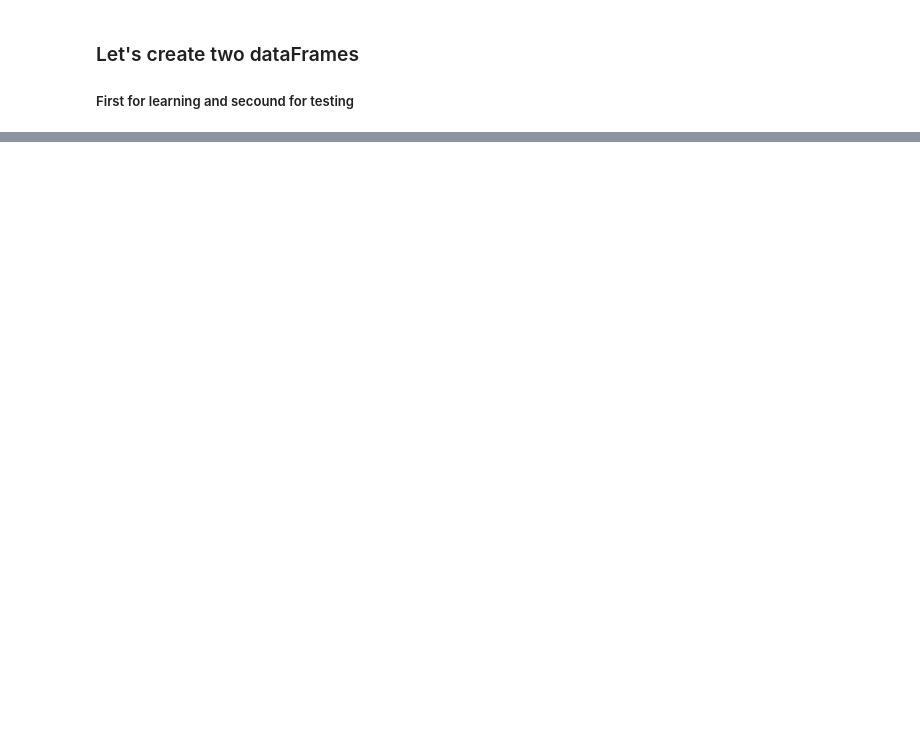
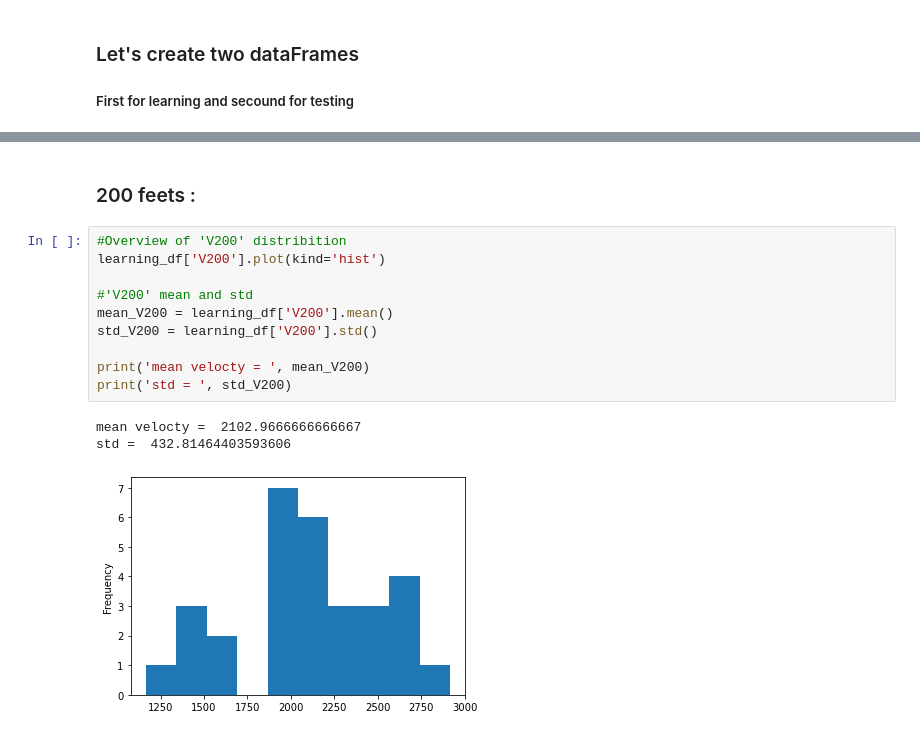
Before and after one commit to OstapVando/BALISTICS_analysis, a Jupyter notebook: main.ipynb, the cells around one changed output, grey strips where cells are left out. Cells and saved outputs as stored; diff of their text form; blank space fills up the shorter version.

```diff
--- a/main.ipynb
+++ b/main.ipynb
@@ -82,0 +79,16 @@ std =  350.3233727818362
+# %% [markdown]
+### 200 feets :
+# %%
+#Overview of 'V200' distribition
+learning_df['V200'].plot(kind='hist')
+
+#'V200' mean and std
+mean_V200 = learning_df['V200'].mean()
+std_V200 = learning_df['V200'].std()
+
+print('mean velocty = ', mean_V200)
+print('std = ', std_V200)
+# %% [output]
+mean velocty =  2102.9666666666667
+std =  432.81464403593606
+[figure, added]
```
Also changed, not shown: parts of 12 cells of this notebook.
